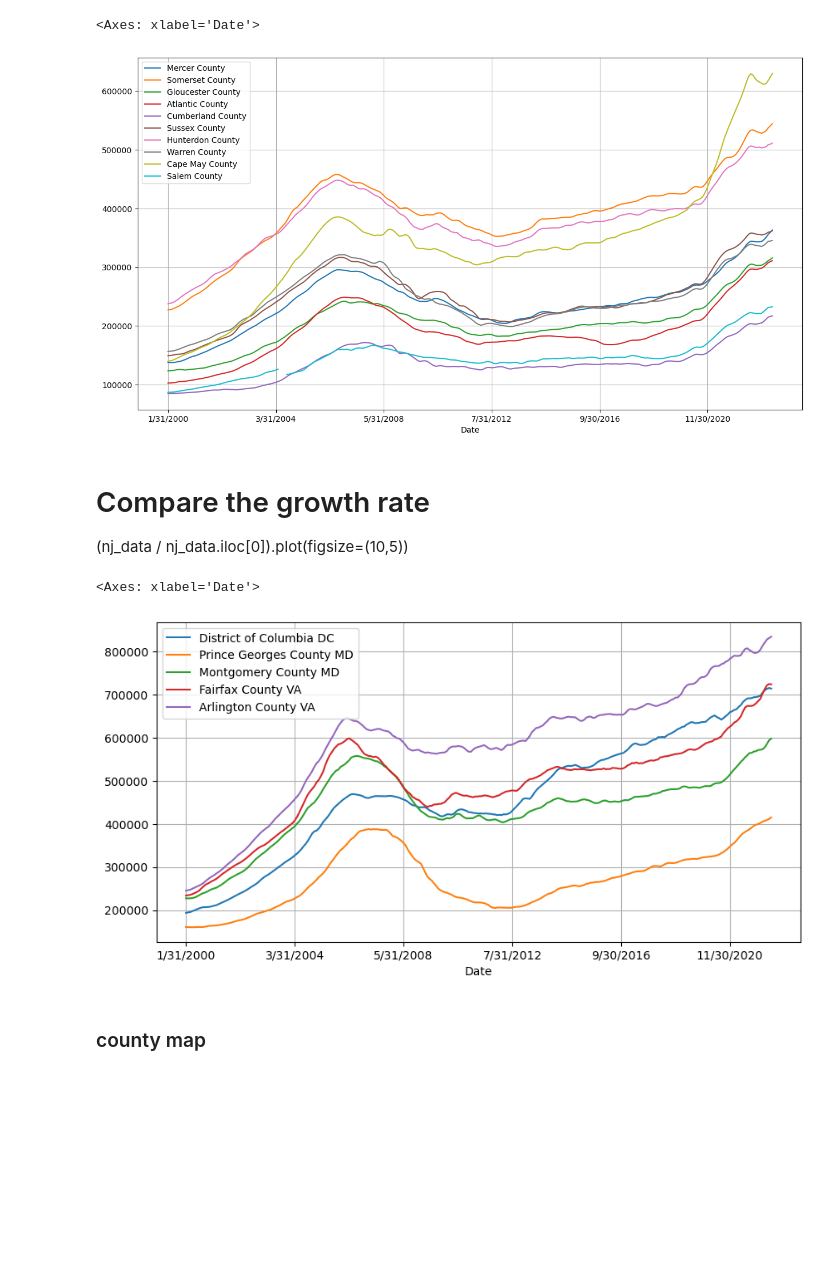
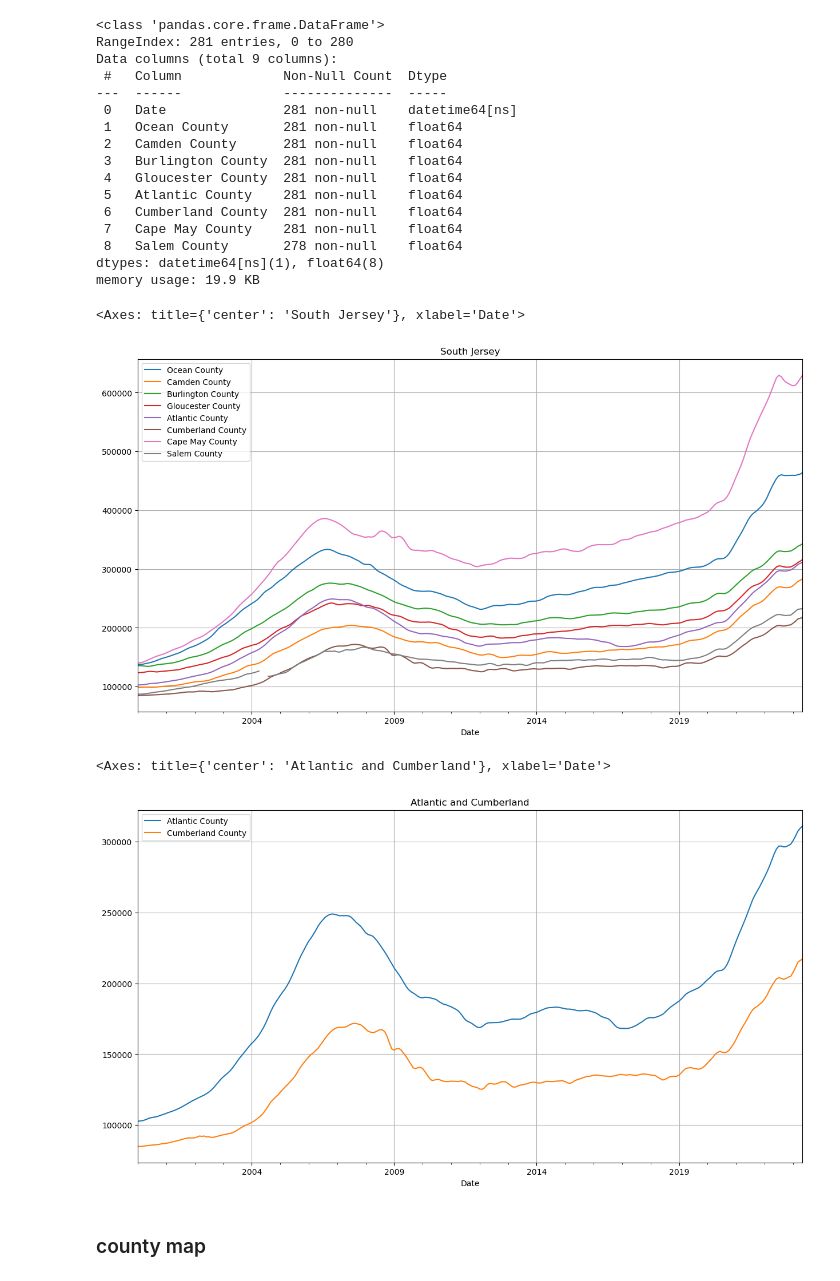
Before and after one commit to KuoLiang-hub/housing_data, a Jupyter notebook: housing_price_NJ.ipynb, the cells around one changed output. Saved outputs shown, nothing was run; the diff lists cells and outputs as text; code cells hidden in the pictures; blank space fills up the shorter version.

```diff
--- a/housing_price_NJ.ipynb
+++ b/housing_price_NJ.ipynb
@@ -18,9 +28,24 @@ nj_data.plot(figsize=(15, 8), grid='y', title="North Jersey")
+# %%
+nj_data2.info()
+# %% [output]
+<class 'pandas.core.frame.DataFrame'>
+RangeIndex: 281 entries, 0 to 280
+Data columns (total 9 columns):
+ #   Column             Non-Null Count  Dtype
+---  ------             --------------  -----
+ 0   Date               281 non-null    datetime64[ns]
+ 1   Ocean County       281 non-null    float64
+ 2   Camden County      281 non-null    float64
+ 3   Burlington County  281 non-null    float64
+ 4   Gloucester County  281 non-null    float64
+ 5   Atlantic County    281 non-null    float64
+ 6   Cumberland County  281 non-null    float64
+ 7   Cape May County    281 non-null    float64
+ 8   Salem County       278 non-null    float64
+dtypes: datetime64[ns](1), float64(8)
+memory usage: 19.9 KB
 # %%
-# check the price
-nj_data2.plot(figsize=(15, 8), grid='y', title="South Jersey")
+nj_data2.plot(figsize=(15, 8), grid='y', title="South Jersey", x='Date')
 # %% [output]
-<Axes: xlabel='Date'>
+<Axes: title={'center': 'South Jersey'}, xlabel='Date'>
-[figure, old version]
+[figure, new version]
-# %% [markdown]
-# Compare the growth rate
-(nj_data / nj_data.iloc[0]).plot(figsize=(10,5))
@@ -29,8 +52,8 @@ dcsim_data = pd.read_csv('DC_vs_Surrounds_simpley.csv', index_col='Date')
-# %%
-dcsim_data.plot(figsize=(10, 5),grid='y')
-# %% [output]
-<Axes: xlabel='Date'>
-[figure, removed]
+# %%
+nj_data2.plot(figsize=(15, 8), grid='y', title="Atlantic and Cumberland", x='Date', y = ['Atlantic County', 'Cumberland County'])
+# %% [output]
+<Axes: title={'center': 'Atlantic and Cumberland'}, xlabel='Date'>
+[figure, added]
 # %% [markdown]
 ### county map
 # %% [markdown]
```
Also changed, not shown: parts of 4 cells of this notebook.
